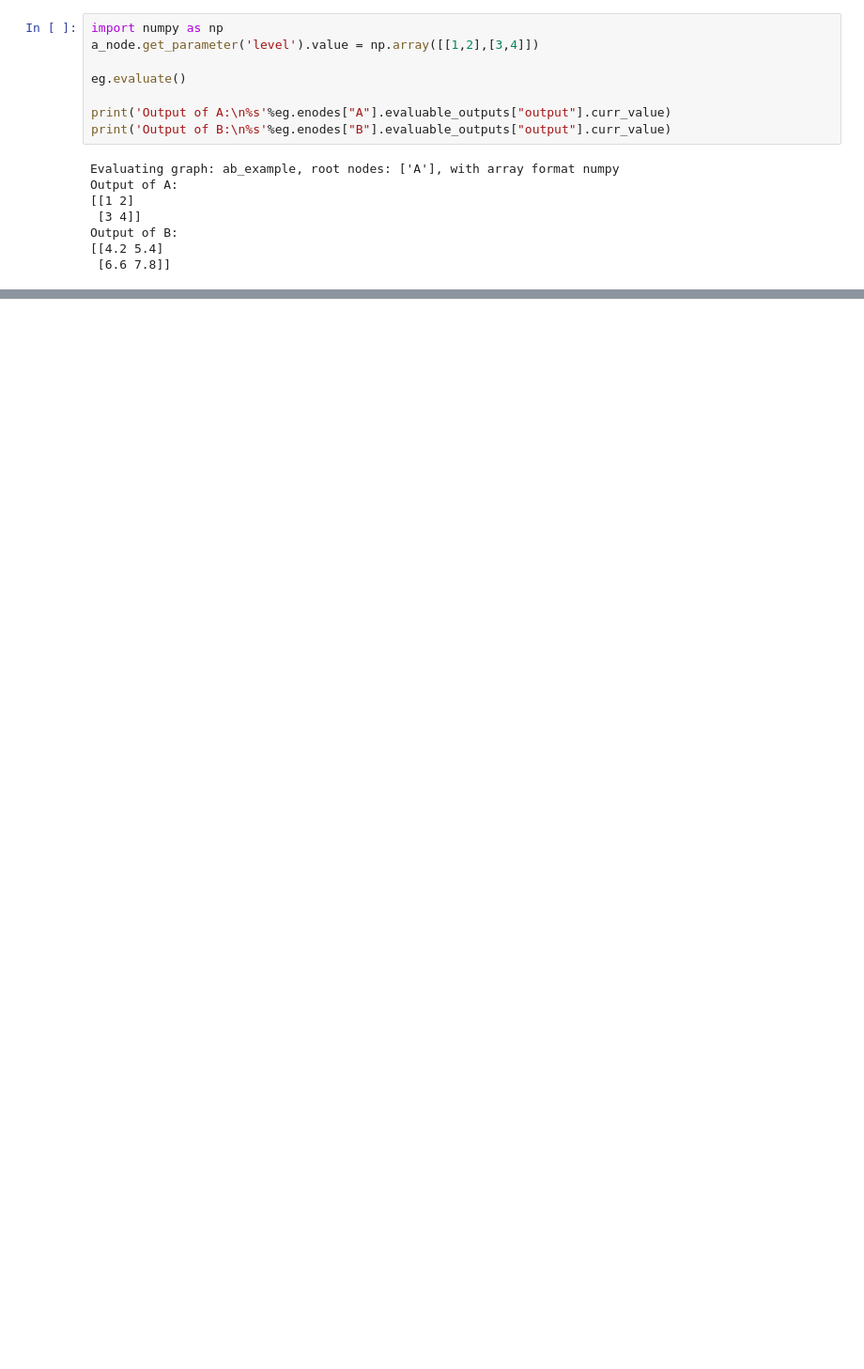
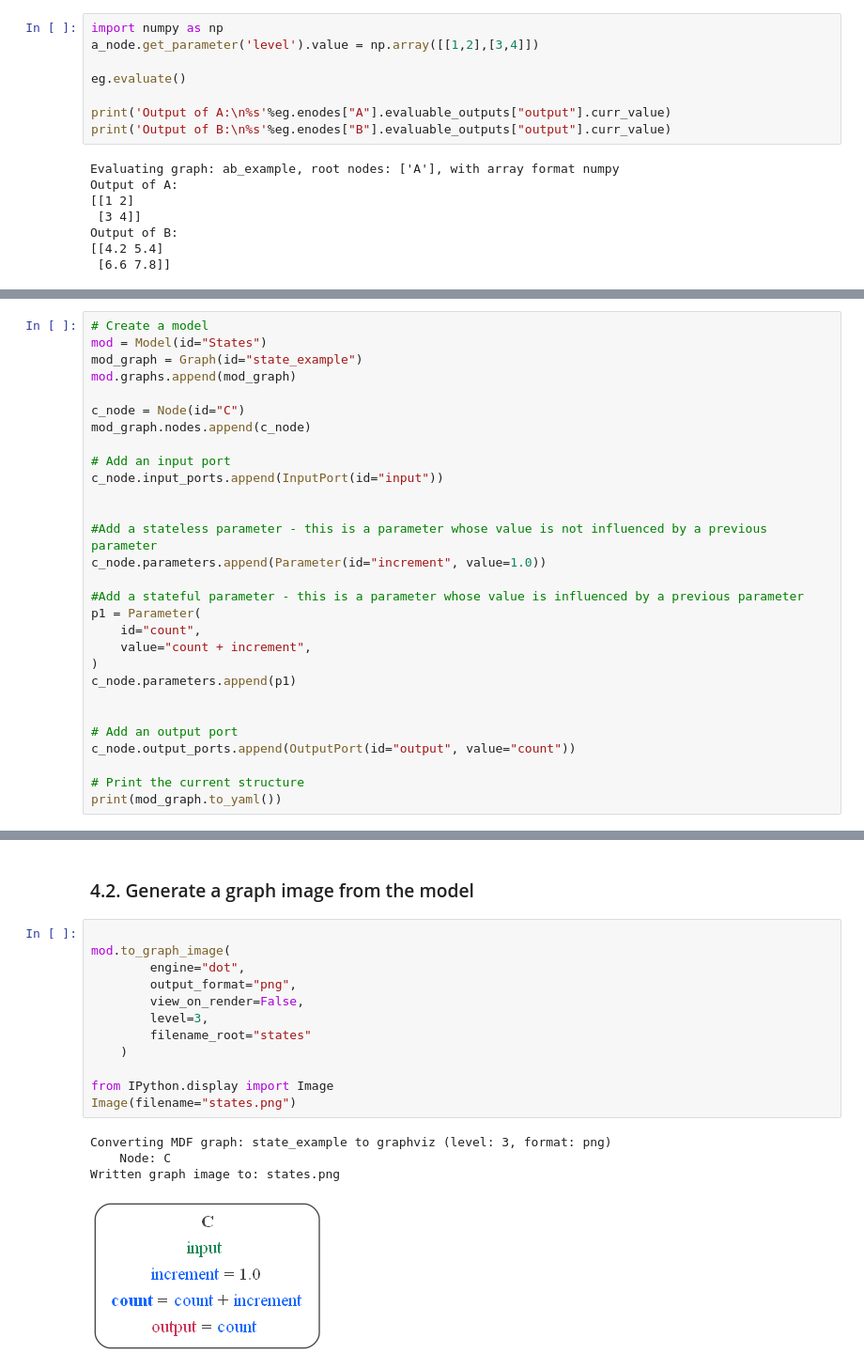
Before and after one commit to ModECI/MDF, a Jupyter notebook: examples/SimpleExample.ipynb, the cells around one changed output, grey strips where cells are left out. Shown at 94% size. Drawn from its saved outputs; the diff is of its cells as text; blank space fills up the shorter version.

Commit message:
simple examples notebook updated

```diff
--- a/examples/SimpleExample.ipynb
+++ b/examples/SimpleExample.ipynb
@@ -172,0 +175,29 @@ Output of B:
+# %%
+# Create a model
+mod = Model(id="States")
+mod_graph = Graph(id="state_example")
+mod.graphs.append(mod_graph)
+
+c_node = Node(id="C")
+mod_graph.nodes.append(c_node)
+
+# Add an input port
+c_node.input_ports.append(InputPort(id="input"))
+
+
+#Add a stateless parameter - this is a parameter whose value is not influenced by a previous parameter
+c_node.parameters.append(Parameter(id="increment", value=1.0))
+
+#Add a stateful parameter - this is a parameter whose value is influenced by a previous parameter
+p1 = Parameter(
+    id="count",
+    value="count + increment",
+)
+c_node.parameters.append(p1)
+
+
+# Add an output port
+c_node.output_ports.append(OutputPort(id="output", value="count"))
+
+# Print the current structure
+print(mod_graph.to_yaml())
@@ -172,0 +218,19 @@ Output of B:
+# %% [markdown]
+### 4.2. Generate a graph image from the model
+# %%
+
+mod.to_graph_image(
+        engine="dot",
+        output_format="png",
+        view_on_render=False,
+        level=3,
+        filename_root="states"
+    )
+
+from IPython.display import Image
+Image(filename="states.png")
+# %% [output]
+Converting MDF graph: state_example to graphviz (level: 3, format: png)
+    Node: C
+Written graph image to: states.png
+[figure, added]
```
Also changed, not shown: parts of 14 cells of this notebook, 1 other file.
